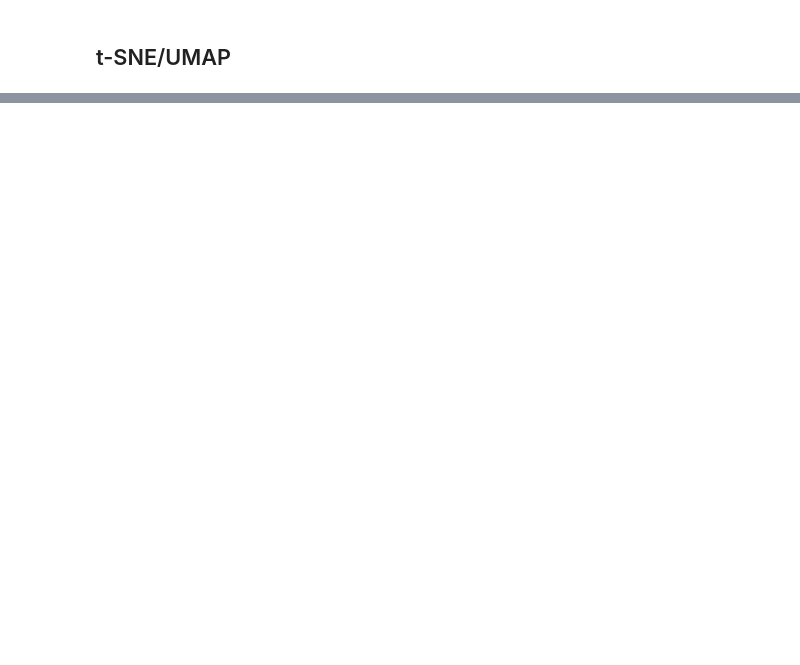
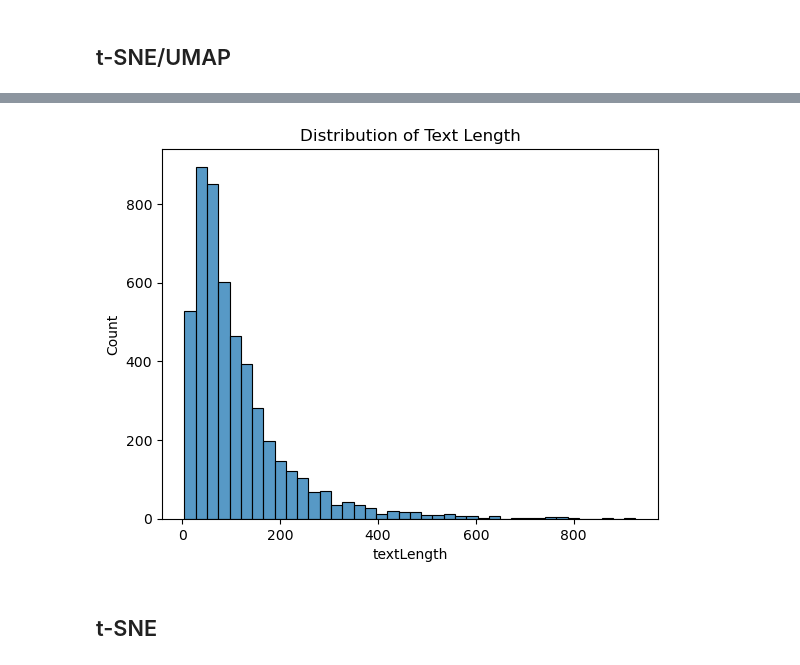
Before and after one commit to dsgt-arc/qclef-2025-instance, a Jupyter notebook: users/chloe/eda/EDA.ipynb, the cells around one changed output, grey strips where cells are left out. Cells and saved outputs as stored; diff of their text form; code cells hidden in the pictures; blank space fills up the shorter version.

```diff
--- a/users/chloe/eda/EDA.ipynb
+++ b/users/chloe/eda/EDA.ipynb
@@ -54,0 +105,2 @@ plt.show()
+# %%
+yelp = pd.read_csv("../../../data/yelp/raw_yelp_sample.csv", index_col=[0])
@@ -54,0 +116,9 @@ plt.show()
+# %%
+yelp['textLength'] = yelp['text'].apply(lambda x:len(str(x).split()))
+plt.title("Distribution of Text Length")
+sns.histplot(data=yelp, x="textLength",bins=40)
+plt.show()
+# %% [output]
+[figure, added]
+# %% [markdown]
+## t-SNE
```
Also changed, not shown: parts of 13 cells of this notebook, 3 other files.
